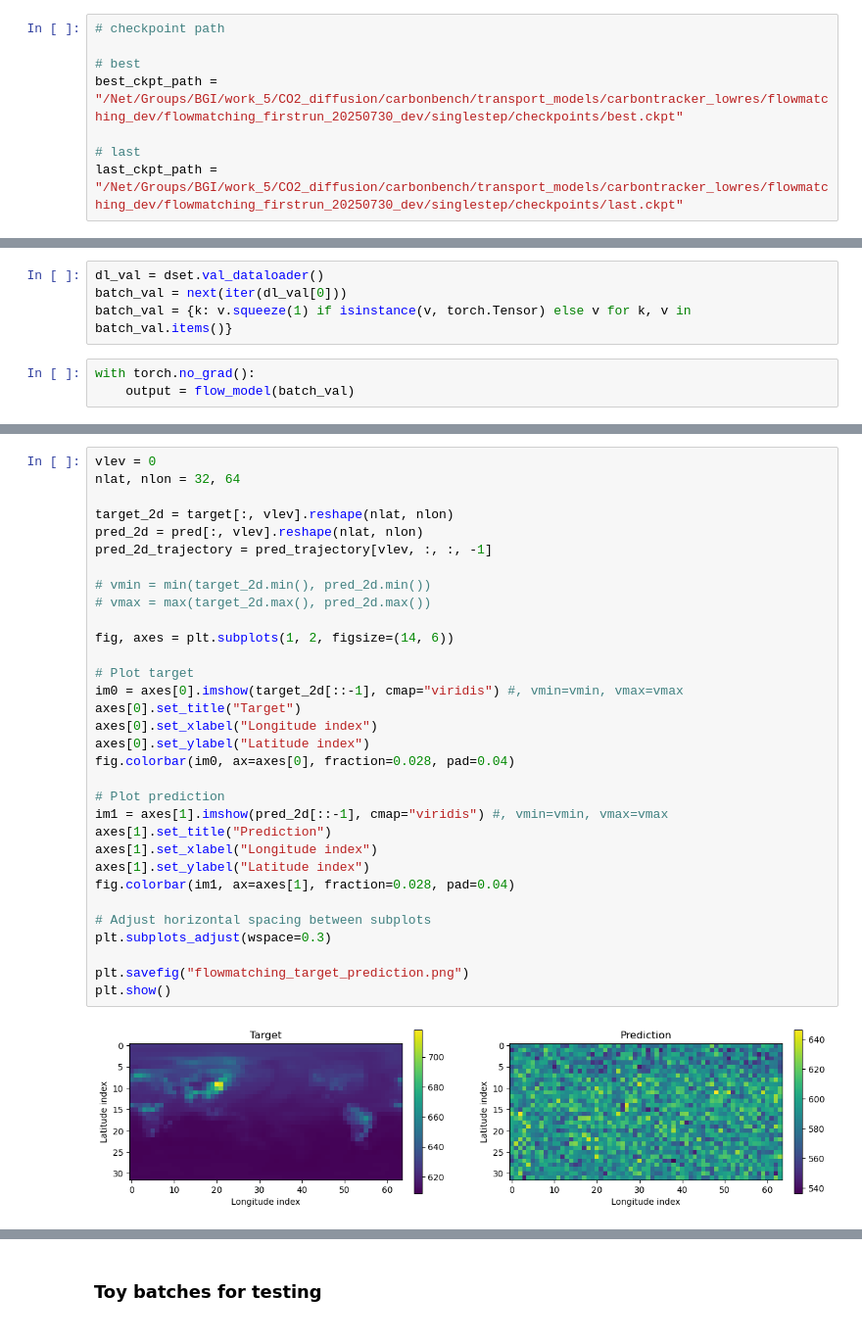
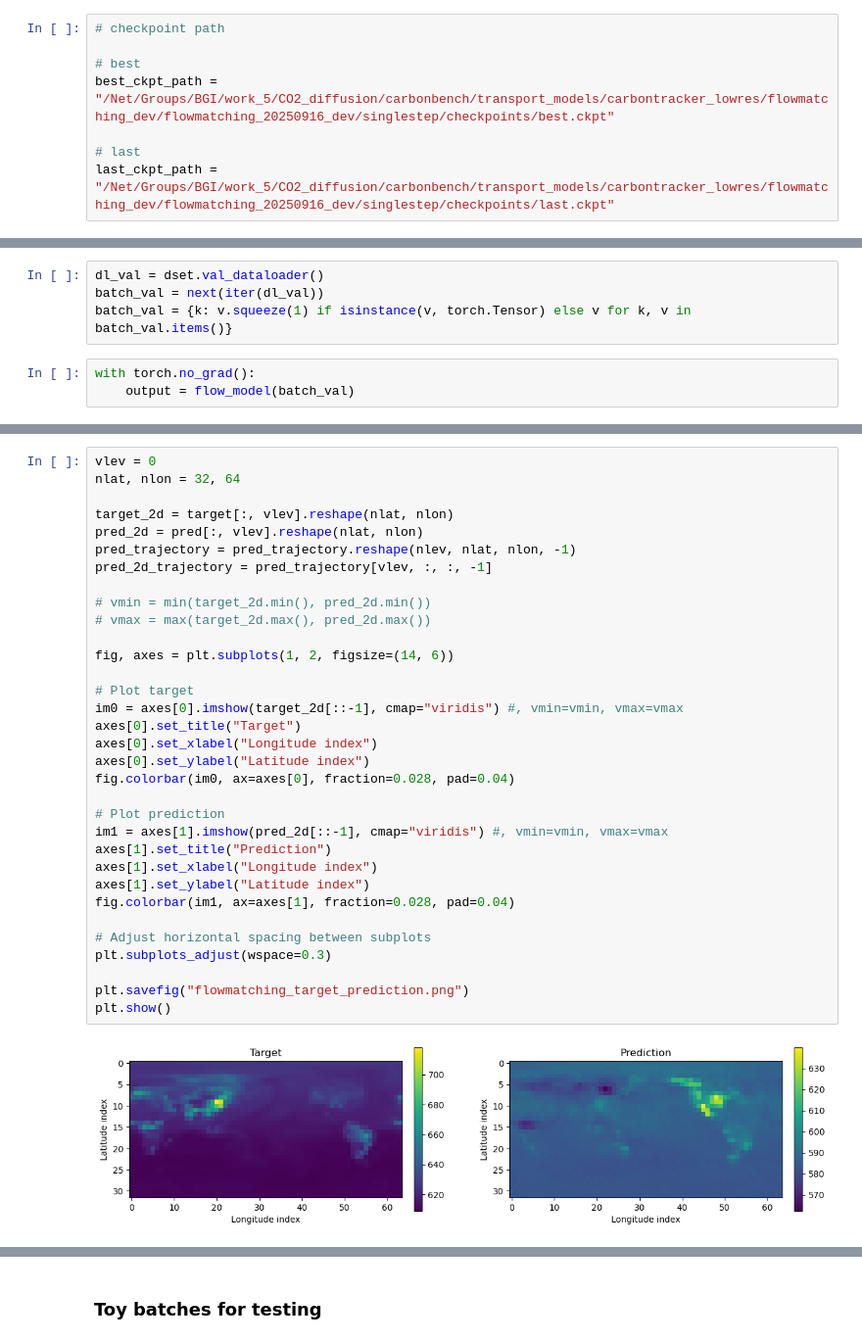
Before and after one commit to vitusbenson/neural_transport, a Jupyter notebook: neural_transport/flowmatching_dev/testScript.ipynb, the cells around one changed output, grey strips where cells are left out. Shown at 98% size. Cells and saved outputs as stored; diff of their text form.

Commit message:
first successfull run!

```diff
--- a/neural_transport/flowmatching_dev/testScript.ipynb
+++ b/neural_transport/flowmatching_dev/testScript.ipynb
@@ -1056,10 +299,10 @@ plt.show()
 # checkpoint path
 
 # best
-best_ckpt_path = "/Net/Groups/BGI/work_5/CO2_diffusion/carbonbench/transport_models/carbontracker_lowres/flowmatching_dev/flowmatching_firstrun_20250730_dev/singlestep/checkpoints/best.ckpt"
+best_ckpt_path = "/Net/Groups/BGI/work_5/CO2_diffusion/carbonbench/transport_models/carbontracker_lowres/flowmatching_dev/flowmatching_20250916_dev/singlestep/checkpoints/best.ckpt"
 
 # last
-last_ckpt_path = "/Net/Groups/BGI/work_5/CO2_diffusion/carbonbench/transport_models/carbontracker_lowres/flowmatching_dev/flowmatching_firstrun_20250730_dev/singlestep/checkpoints/last.ckpt"
+last_ckpt_path = "/Net/Groups/BGI/work_5/CO2_diffusion/carbonbench/transport_models/carbontracker_lowres/flowmatching_dev/flowmatching_20250916_dev/singlestep/checkpoints/last.ckpt"
 # %%
 # lit module kwargs
 
@@ -1455,7 +379,7 @@ NeuralTransport(
 flow_model = transport_model.model
 # %%
 dl_val = dset.val_dataloader()
-batch_val = next(iter(dl_val[0]))
+batch_val = next(iter(dl_val))
 batch_val = {k: v.squeeze(1) if isinstance(v, torch.Tensor) else v for k, v in batch_val.items()}
 # %%
 with torch.no_grad():
@@ -1481,34 +405,35 @@ nlat, nlon = 32, 64
 
 target_2d = target[:, vlev].reshape(nlat, nlon)
 pred_2d = pred[:, vlev].reshape(nlat, nlon)
+pred_trajectory = pred_trajectory.reshape(nlev, nlat, nlon, -1)
 pred_2d_trajectory = pred_trajectory[vlev, :, :, -1]
 
 # vmin = min(target_2d.min(), pred_2d.min())
 # vmax = max(target_2d.max(), pred_2d.max())
 
 fig, axes = plt.subplots(1, 2, figsize=(14, 6))
 
 # Plot target
 im0 = axes[0].imshow(target_2d[::-1], cmap="viridis") #, vmin=vmin, vmax=vmax
 axes[0].set_title("Target")
 axes[0].set_xlabel("Longitude index")
 axes[0].set_ylabel("Latitude index")
 fig.colorbar(im0, ax=axes[0], fraction=0.028, pad=0.04)
 
 # Plot prediction
 im1 = axes[1].imshow(pred_2d[::-1], cmap="viridis") #, vmin=vmin, vmax=vmax
 axes[1].set_title("Prediction")
 axes[1].set_xlabel("Longitude index")
 axes[1].set_ylabel("Latitude index")
 fig.colorbar(im1, ax=axes[1], fraction=0.028, pad=0.04)
 
 # Adjust horizontal spacing between subplots
 plt.subplots_adjust(wspace=0.3)
 
 plt.savefig("flowmatching_target_prediction.png")
 plt.show()
 # %% [output]
-[figure, old version]
+[figure, new version]
 # %%
 print("Target min/max:", target.min(), target.max())
 print("Pred   min/max:", pred.min(), pred.max())
```
Also changed, not shown: parts of 46 cells of this notebook, 5 other files.
